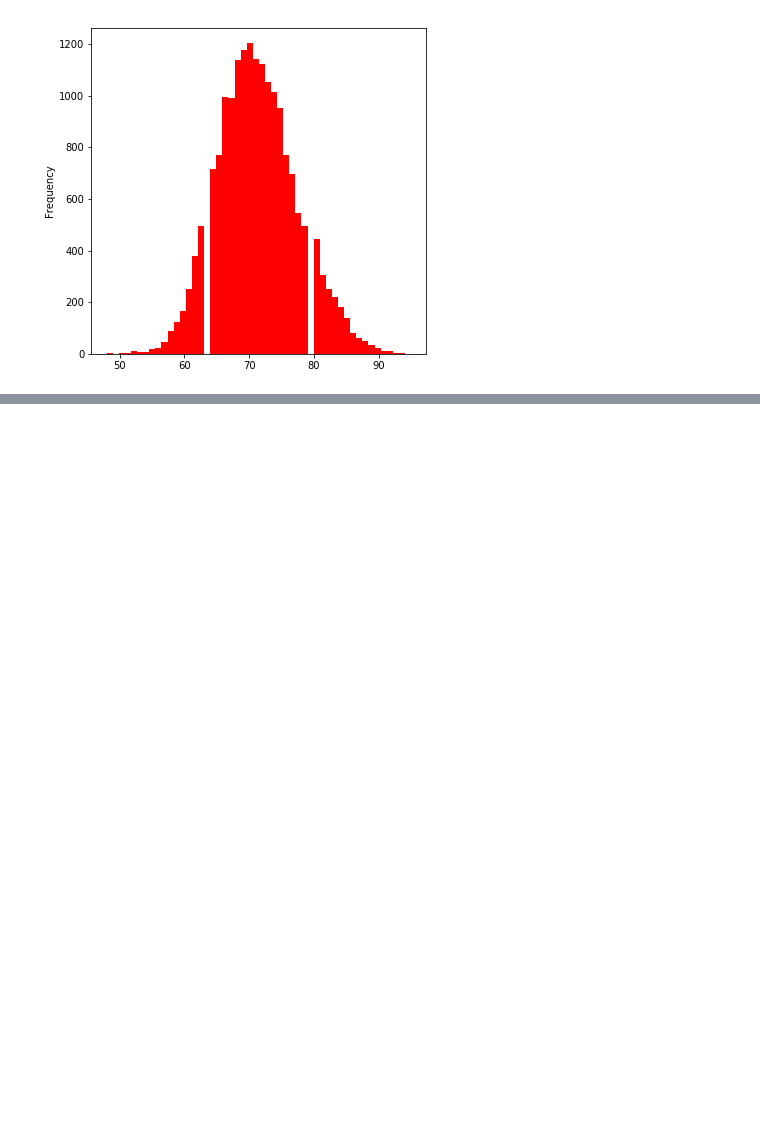
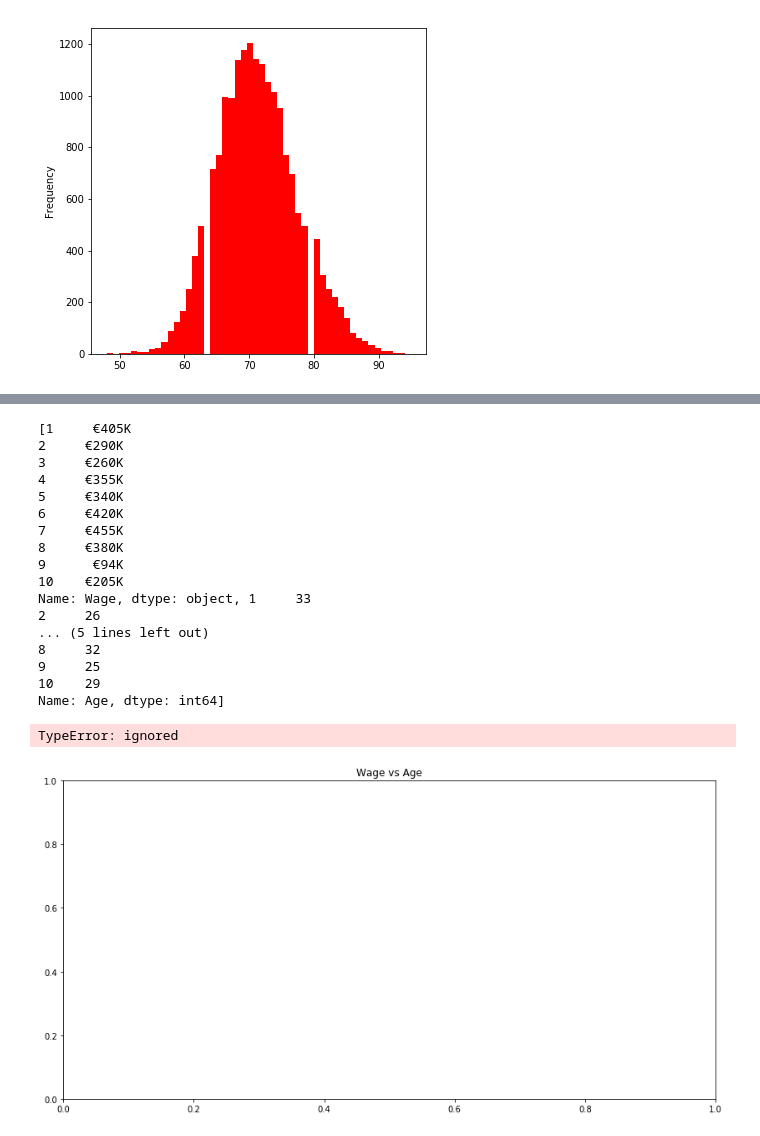
Before and after one commit to dilrubashowkat/MLearn, a Jupyter notebook: Untitled1.ipynb, the cells around one changed output, grey strips where cells are left out. Drawn from its saved outputs; the diff is of its cells as text; code cells hidden in the pictures; blank space fills up the shorter version.

```diff
--- a/Untitled1.ipynb
+++ b/Untitled1.ipynb
@@ -269,0 +281,30 @@ plt.show()
+# %%
+#Heat Map
+# requires correction, its a mess
+fifaData = [bf.Wage[1:11],bf.Age[1:11]]
+#fifaData = fifaData[1:20]
+print(fifaData)
+plt.figure(figsize=(14,7))
+plt.title("Wage vs Age")
+sns.heatmap(data=fifaData, annot=True)
+plt.xlabel("Wage")
+# %% [output]
+[1     €405K
+2     €290K
+3     €260K
+4     €355K
+5     €340K
+6     €420K
+7     €455K
+8     €380K
+9      €94K
+10    €205K
+Name: Wage, dtype: object, 1     33
+2     26
+... (5 lines left out)
+8     32
+9     25
+10    29
+Name: Age, dtype: int64]
+TypeError: ignored
+[figure, added]
```
Also changed, not shown: parts of 5 cells of this notebook.
